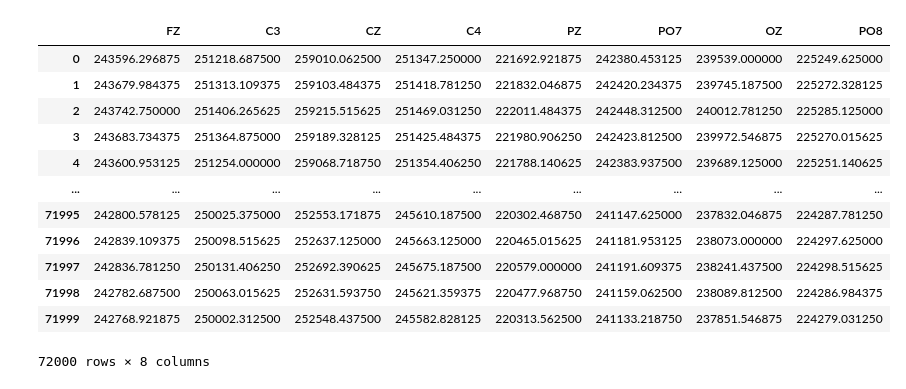
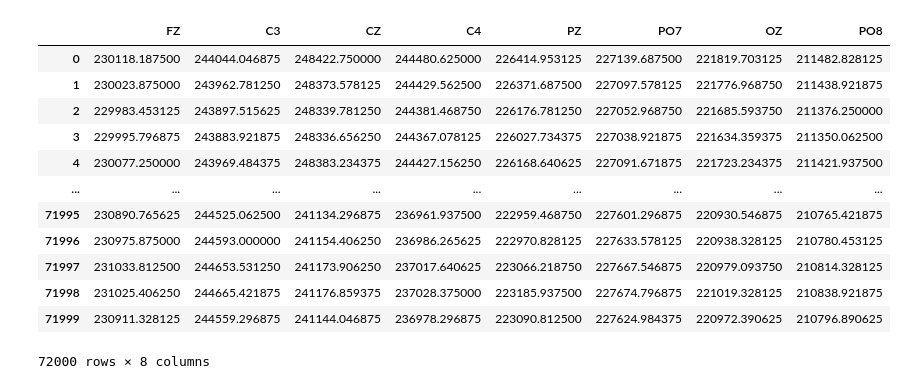
Before and after one commit to ValentijnBakkum/EEGcontroller, a Jupyter notebook: MeasurementSubgroup/Streaming/Python streaming preprocessing.ipynb, the cells around one changed output. Drawn from its saved outputs; the diff is of its cells as text; code cells hidden in the pictures.

```diff
--- a/MeasurementSubgroup/Streaming/Python streaming preprocessing.ipynb
+++ b/MeasurementSubgroup/Streaming/Python streaming preprocessing.ipynb
@@ -9,27 +17,26 @@ from scipy.fft import fftshift
 # %%
 #df = pd.read_csv("C:/Users/JackC/Documents/TU Delft/BAP/Measurements/Blinking.csv", sep=",")
 #df = pd.read_csv("C:/Users/JackC/Documents/TU Delft/BAP/Measurements/Physcial clincing right forearm.csv", sep=",")
-#df = pd.read_csv("C:/Users/JackC/Documents/GitHub/EEGcontroller/MeasurementSubgroup/Our_measurements/Measurement_recorder/EyeBlinking(new2).csv", sep=",")
-df = pd.read_csv("C:/Users/JackC/Documents/GitHub/EEGcontroller/MeasurementSubgroup/Our_measurements/Measurement_prompt/EEGdata-2024-149--15-45-38.csv", sep=",")
-#df = pd.read_csv("C:/Users/JackC/Documents/GitHub/EEGcontroller/MeasurementSubgroup/Our_measurements/Measurement_prompt_labels/Label_2024-144--15-54-35_2.csv", sep=",")
+df = pd.read_csv("C:/Users/JackC/Documents/GitHub/EEGcontroller/MeasurementSubgroup/Our_measurements/Measurement_prompt/EEGdata-2024-144--14-47-17.csv", sep=",")
+#df = pd.read_csv("C:/Users/JackC/Documents/GitHub/EEGcontroller/MeasurementSubgroup/Our_measurements/Measurement_prompt_labels/Label_2024-144--15-54-35_1.csv", sep=",")
 #df = pd.read_csv("C:/Users/JackC/Documents/GitHub/EEGcontroller/MeasurementSubgroup/Our_measurements/Measurement_Test/Label0Test.csv", sep=",")
-end = df.shape[0]-5
+end = df.shape[0] - 5
 fs = 250
 df = df.iloc[:end, :8] # 3000 samples is 12 seconds of data
 df
 # %% [output]
 |  | FZ | C3 | CZ | C4 | PZ | PO7 | OZ | PO8 |
-| 0 | 243596.296875 | 251218.687500 | 259010.062500 | 251347.250000 | 221692.921875 | 242380.453125 | 239539.000000 | 225249.625000 |
-| 1 | 243679.984375 | 251313.109375 | 259103.484375 | 251418.781250 | 221832.046875 | 242420.234375 | 239745.187500 | 225272.328125 |
-| 2 | 243742.750000 | 251406.265625 | 259215.515625 | 251469.031250 | 222011.484375 | 242448.312500 | 240012.781250 | 225285.125000 |
-| 3 | 243683.734375 | 251364.875000 | 259189.328125 | 251425.484375 | 221980.906250 | 242423.812500 | 239972.546875 | 225270.015625 |
-| 4 | 243600.953125 | 251254.000000 | 259068.718750 | 251354.406250 | 221788.140625 | 242383.937500 | 239689.125000 | 225251.140625 |
+| 0 | 230118.187500 | 244044.046875 | 248422.750000 | 244480.625000 | 226414.953125 | 227139.687500 | 221819.703125 | 211482.828125 |
+| 1 | 230023.875000 | 243962.781250 | 248373.578125 | 244429.562500 | 226371.687500 | 227097.578125 | 221776.968750 | 211438.921875 |
+| 2 | 229983.453125 | 243897.515625 | 248339.781250 | 244381.468750 | 226176.781250 | 227052.968750 | 221685.593750 | 211376.250000 |
+| 3 | 229995.796875 | 243883.921875 | 248336.656250 | 244367.078125 | 226027.734375 | 227038.921875 | 221634.359375 | 211350.062500 |
+| 4 | 230077.250000 | 243969.484375 | 248383.234375 | 244427.156250 | 226168.640625 | 227091.671875 | 221723.234375 | 211421.937500 |
 | ... | ... | ... | ... | ... | ... | ... | ... | ... |
-| 71995 | 242800.578125 | 250025.375000 | 252553.171875 | 245610.187500 | 220302.468750 | 241147.625000 | 237832.046875 | 224287.781250 |
-| 71996 | 242839.109375 | 250098.515625 | 252637.125000 | 245663.125000 | 220465.015625 | 241181.953125 | 238073.000000 | 224297.625000 |
-| 71997 | 242836.781250 | 250131.406250 | 252692.390625 | 245675.187500 | 220579.000000 | 241191.609375 | 238241.437500 | 224298.515625 |
-| 71998 | 242782.687500 | 250063.015625 | 252631.593750 | 245621.359375 | 220477.968750 | 241159.062500 | 238089.812500 | 224286.984375 |
-| 71999 | 242768.921875 | 250002.312500 | 252548.437500 | 245582.828125 | 220313.562500 | 241133.218750 | 237851.546875 | 224279.031250 |
+| 71995 | 230890.765625 | 244525.062500 | 241134.296875 | 236961.937500 | 222959.468750 | 227601.296875 | 220930.546875 | 210765.421875 |
+| 71996 | 230975.875000 | 244593.000000 | 241154.406250 | 236986.265625 | 222970.828125 | 227633.578125 | 220938.328125 | 210780.453125 |
+| 71997 | 231033.812500 | 244653.531250 | 241173.906250 | 237017.640625 | 223066.218750 | 227667.546875 | 220979.093750 | 210814.328125 |
+| 71998 | 231025.406250 | 244665.421875 | 241176.859375 | 237028.375000 | 223185.937500 | 227674.796875 | 221019.328125 | 210838.921875 |
+| 71999 | 230911.328125 | 244559.296875 | 241144.046875 | 236978.296875 | 223090.812500 | 227624.984375 | 220972.390625 | 210796.890625 |
 72000 rows × 8 columns
 # %%
 # Define the segment size
```
Also changed, not shown: parts of 12 cells of this notebook, 3 other files.
